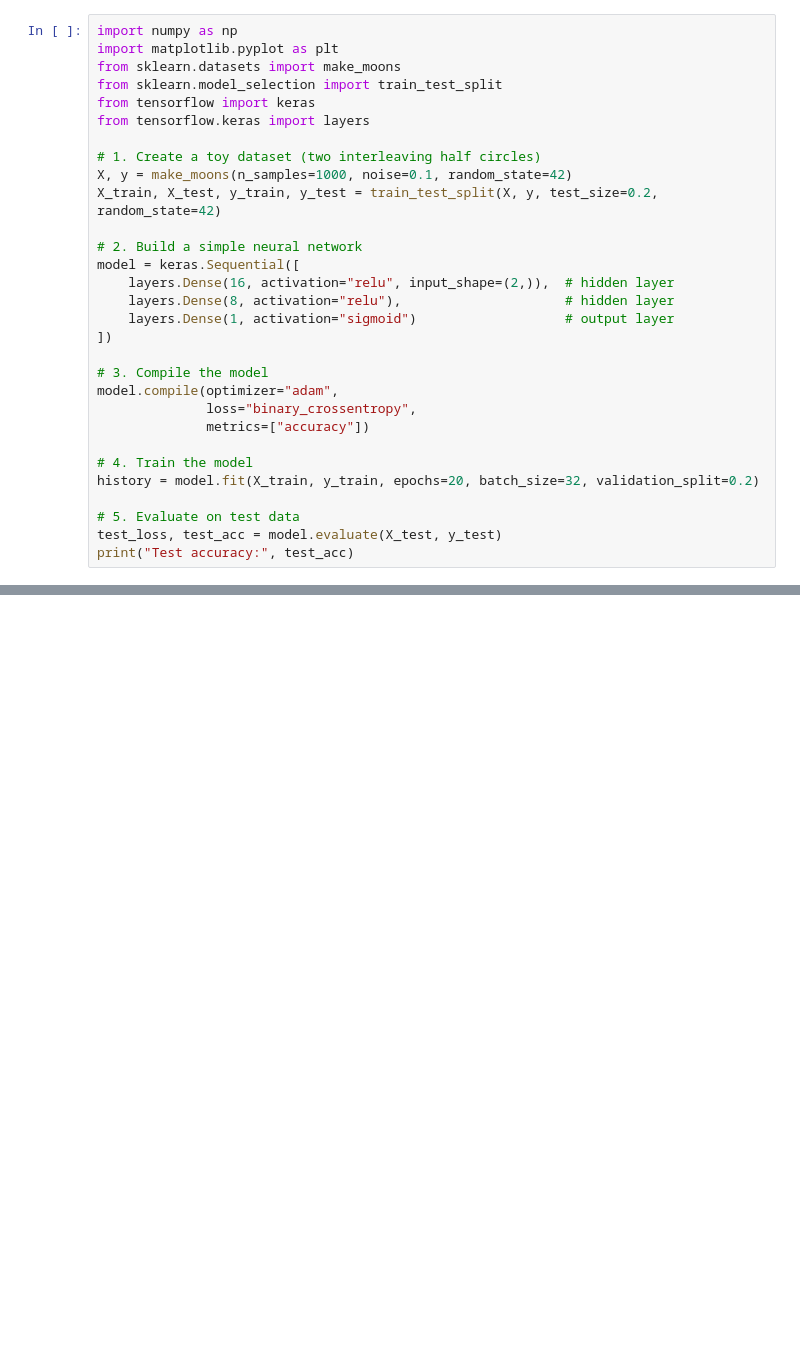
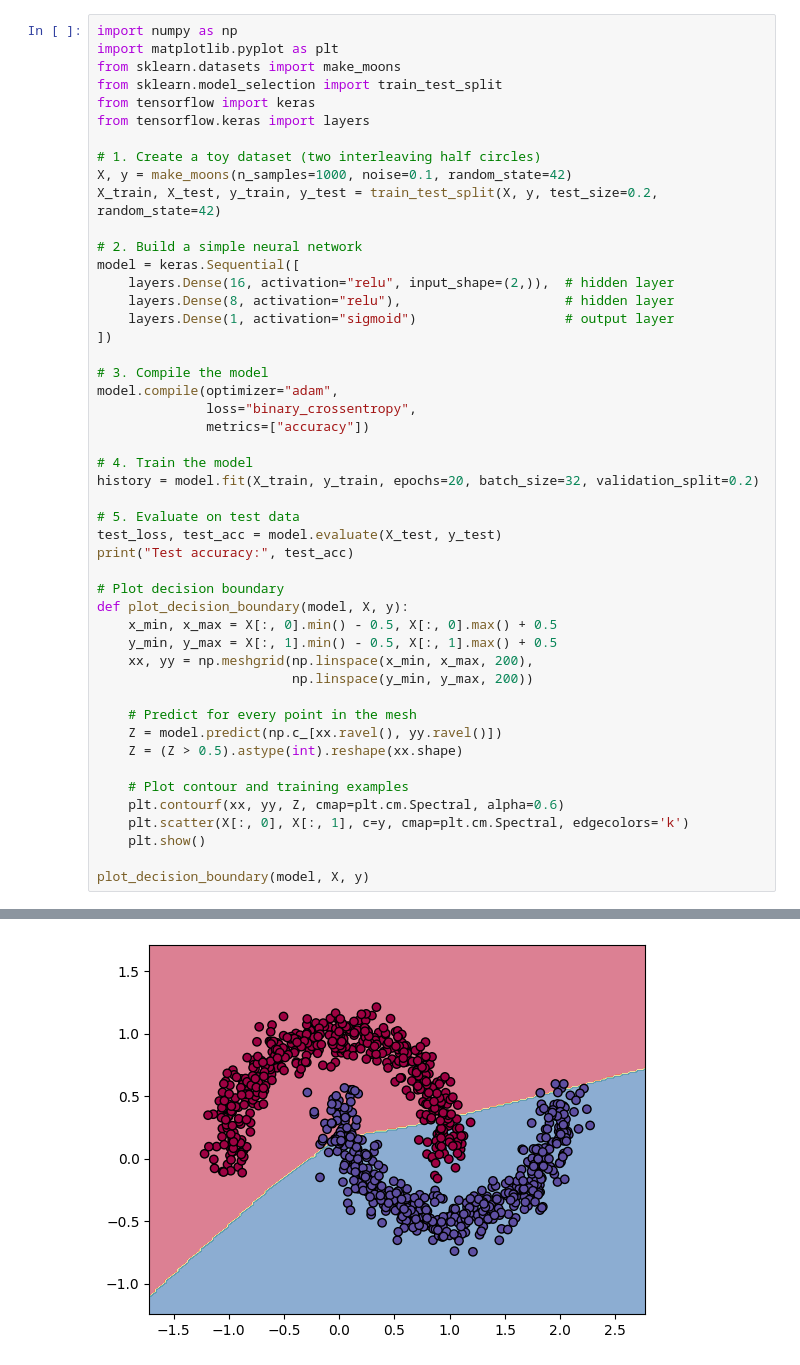
Before and after one commit to SsubiGideon/SsubiGideon, a Jupyter notebook: Untitled0.ipynb, the cells around one changed output, grey strips where cells are left out. Saved outputs shown, nothing was run; the diff lists cells and outputs as text; blank space fills up the shorter version.

```diff
--- a/Untitled0.ipynb
+++ b/Untitled0.ipynb
@@ -30,5 +30,23 @@ history = model.fit(X_train, y_train, epochs=20, batch_size=32, validation_split
 # 5. Evaluate on test data
 test_loss, test_acc = model.evaluate(X_test, y_test)
 print("Test accuracy:", test_acc)
+
+# Plot decision boundary
+def plot_decision_boundary(model, X, y):
+    x_min, x_max = X[:, 0].min() - 0.5, X[:, 0].max() + 0.5
+    y_min, y_max = X[:, 1].min() - 0.5, X[:, 1].max() + 0.5
+    xx, yy = np.meshgrid(np.linspace(x_min, x_max, 200),
+                         np.linspace(y_min, y_max, 200))
+
+    # Predict for every point in the mesh
+    Z = model.predict(np.c_[xx.ravel(), yy.ravel()])
+    Z = (Z > 0.5).astype(int).reshape(xx.shape)
+
+    # Plot contour and training examples
+    plt.contourf(xx, yy, Z, cmap=plt.cm.Spectral, alpha=0.6)
+    plt.scatter(X[:, 0], X[:, 1], c=y, cmap=plt.cm.Spectral, edgecolors='k')
+    plt.show()
+
+plot_decision_boundary(model, X, y)
 # %% [output]
 Epoch 1/20
@@ -50,0 +70 @@ Test accuracy: 0.8999999761581421
+[figure, added]
```
Also changed, not shown: parts of 1 cell of this notebook.
